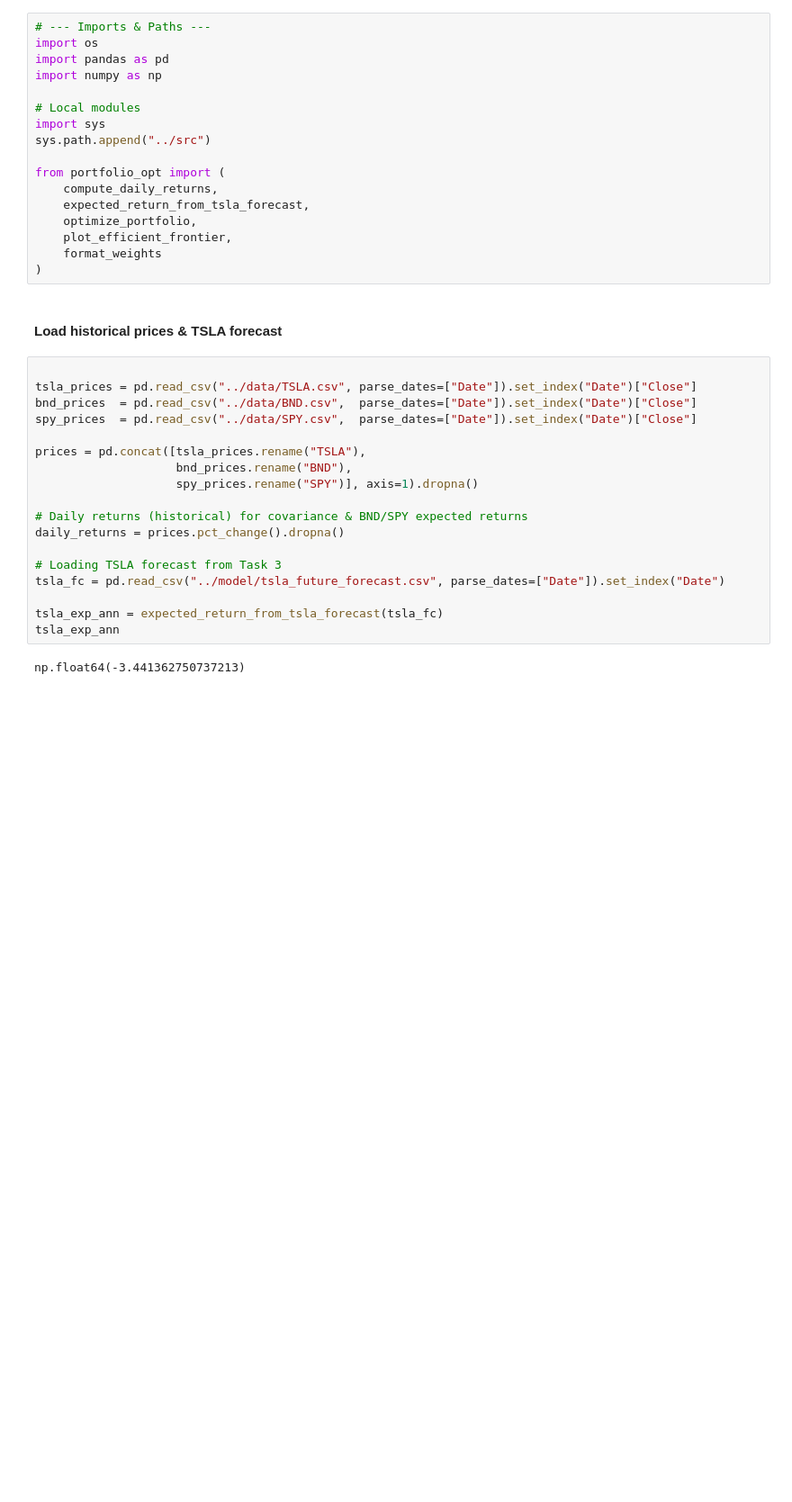
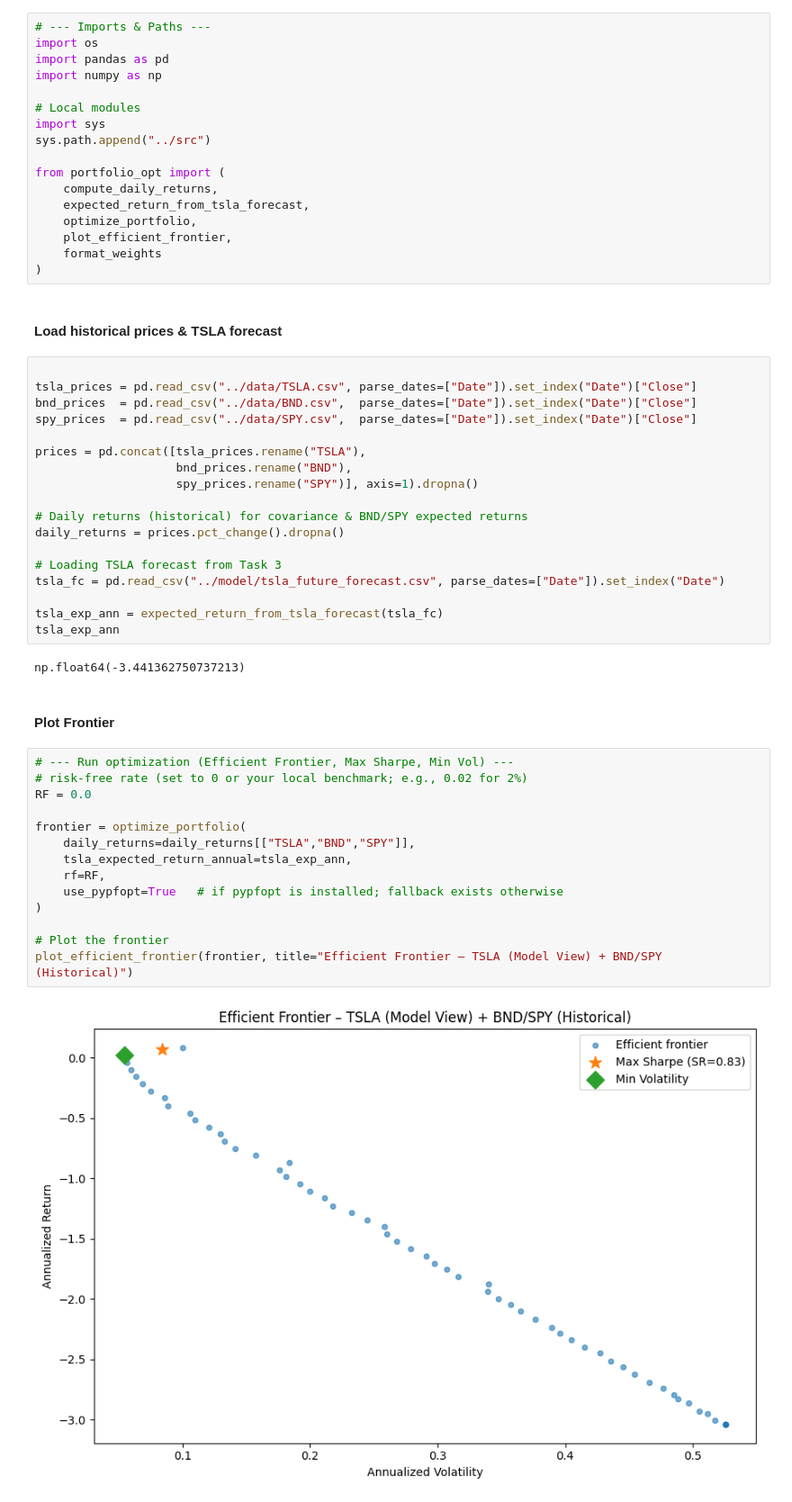
Before and after one commit to chalasimon/GMF-Time-Series-Forecasting-for-Portfolio-Optimization, a Jupyter notebook: notebooks/05_portfolio_optimization.ipynb, the cells around one changed output. Shown at 90% size. Drawn from its saved outputs; the diff is of its cells as text; blank space fills up the shorter version.

Commit message:
feat: Plotting frontier

```diff
--- a/notebooks/05_portfolio_optimization.ipynb
+++ b/notebooks/05_portfolio_optimization.ipynb
@@ -41,3 +41,21 @@ tsla_exp_ann = expected_return_from_tsla_forecast(tsla_fc)
 tsla_exp_ann
 # %% [output]
 np.float64(-3.441362750737213)
+# %% [markdown]
+#### Plot Frontier
+# %%
+# --- Run optimization (Efficient Frontier, Max Sharpe, Min Vol) ---
+# risk-free rate (set to 0 or your local benchmark; e.g., 0.02 for 2%)
+RF = 0.0
+
+frontier = optimize_portfolio(
+    daily_returns=daily_returns[["TSLA","BND","SPY"]],
+    tsla_expected_return_annual=tsla_exp_ann,
+    rf=RF,
+    use_pypfopt=True   # if pypfopt is installed; fallback exists otherwise
+)
+
+# Plot the frontier
+plot_efficient_frontier(frontier, title="Efficient Frontier – TSLA (Model View) + BND/SPY (Historical)")
+# %% [output]
+[figure, added]
```
